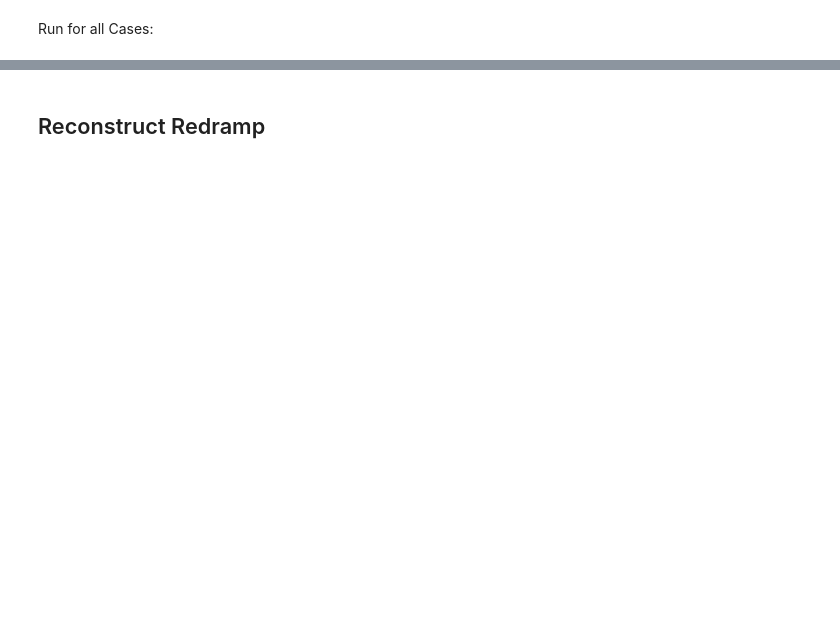
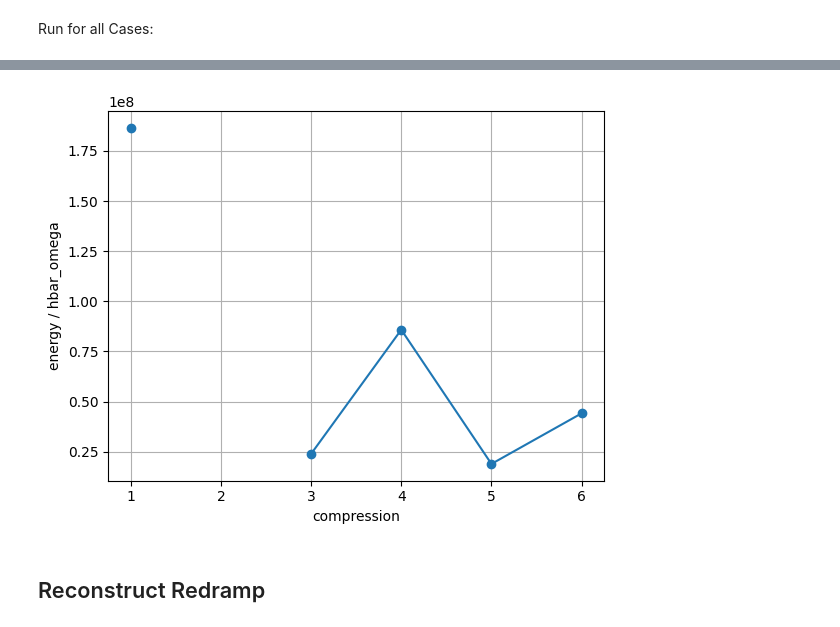
Before and after one commit to OnekaSingh/QC-Filter-Precompensation, a Jupyter notebook: Oneka/reworked.ipynb, the cells around one changed output, grey strips where cells are left out. Saved outputs shown, nothing was run; the diff lists cells and outputs as text; code cells hidden in the pictures; blank space fills up the shorter version.

```diff
--- a/Oneka/reworked.ipynb
+++ b/Oneka/reworked.ipynb
@@ -822,23 +878,2 @@ plt.show()
 # %% [markdown]
 ### Excitation:
-# %%
-redramp = new_redramp
-
-transport = np.zeros((17, len(redramp[0])), dtype=np.float64)
-transport[[0, 15, 16]] = redramp
-
-redtrap = red_system(trap)
-redtrap.setIons(np.array([[[-300.0e-6],[0],[0]],], dtype=np.float64))
-
-t, p = redtrap.propagate(transport, transport[0, -1], 5e-9) # <-- issue
-
-volt = redtrap.getPot(p[-1, :, 0, 0], -1)
-volt0 = redtrap.getPot(p[0, :, 0, 0], 0)
-
-c = 299792458
-massunit = 931.49410242e6/c**2
-mCa40 = 39.962590866 * massunit
-
-energy = volt-volt0 + 0.5 * mCa40 * p[-1, 0, 1, 0]**2
-
-#print(energy / hbar_omega)
@@ -899,3 +891,7 @@ print(energy / hbar_omega)
+# %%
+best_strength = Energize().optimize_strength(redramp) # <-- Find BEST Regularization:
+energy = Energize().get_energy(redramp, best_strength)
+print(energy / hbar_omega)
 # %% [markdown]
 ## Excitation vs Compression
 # %% [markdown]
@@ -917,11 +913,13 @@ waveform_2 = redramp[2].copy()
 Get Best Parameters per Compression:
 # %%
 waveform_size = 1
-time_step = 0.000038
+time_step = 0.00000038
+wait_time = 0.00003
+
 waveform = waveform_1
-time_array, waveform = FilterSimulation().pre_setup(waveform, time_step, waveform_size)
+time_array, waveform = FilterSimulation().pre_setup(waveform, waveform_size, wait_time)
+best_best_params_abs = Optimize().exc_comp_plotter(time_array, waveform)
 
-best_best_params_abs = Optimize().exc_comp_plotter(time_array, waveform)
 lista = [[],[],[]]
 
 for i in best_best_params_abs:
@@ -1076,3 +1005,14 @@ for i in range(0, lista[0][-1]):
+# %%
+from matplotlib.ticker import MaxNLocator
+
+plt.plot(all_energies, marker = 'o')
+plt.gca().xaxis.set_major_locator(MaxNLocator(integer = True)) # integers on x
+plt.ylabel('energy / hbar_omega')
+plt.xlabel('compression')
+plt.grid(True)
+plt.show()
+# %% [output]
+[figure, added]
 # %% [markdown]
 ## Reconstruct Redramp
 # %%
```
Also changed, not shown: parts of 15 cells of this notebook.
